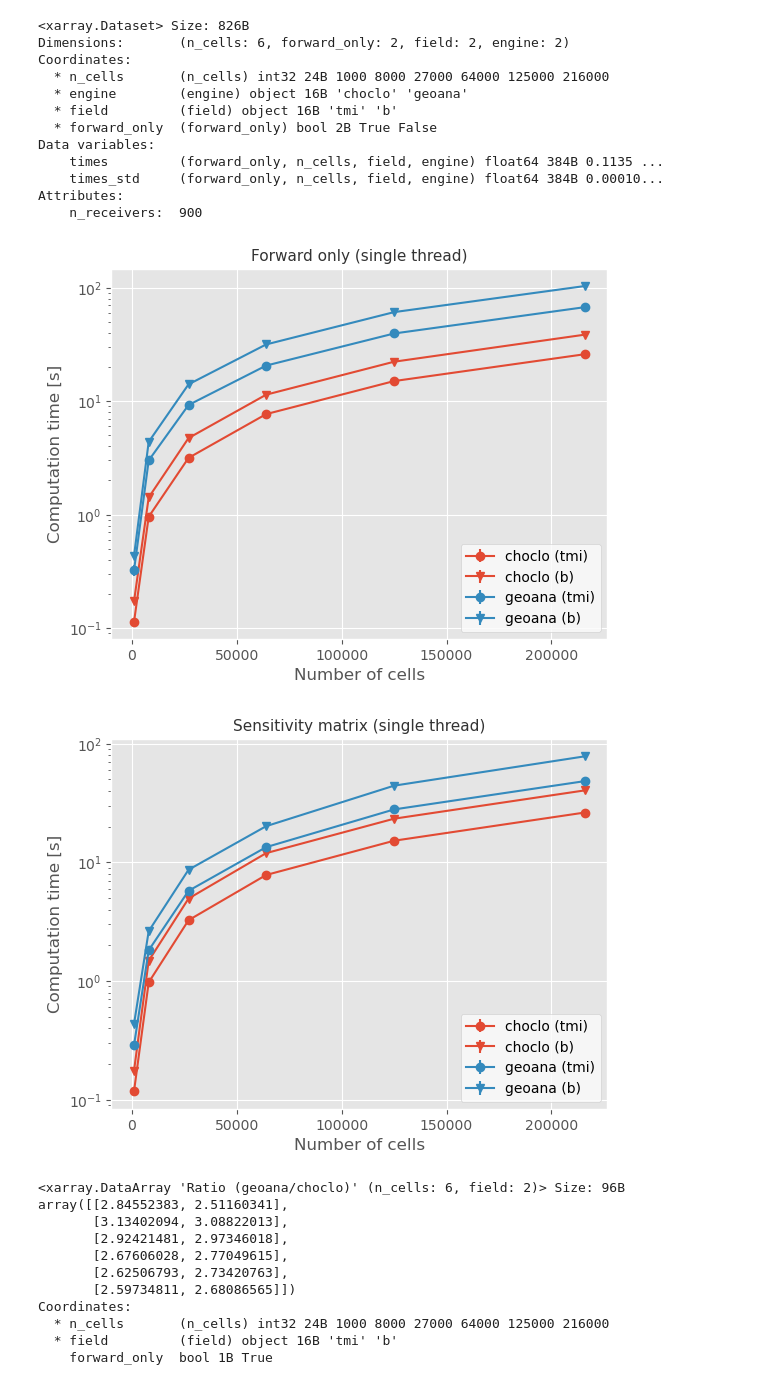
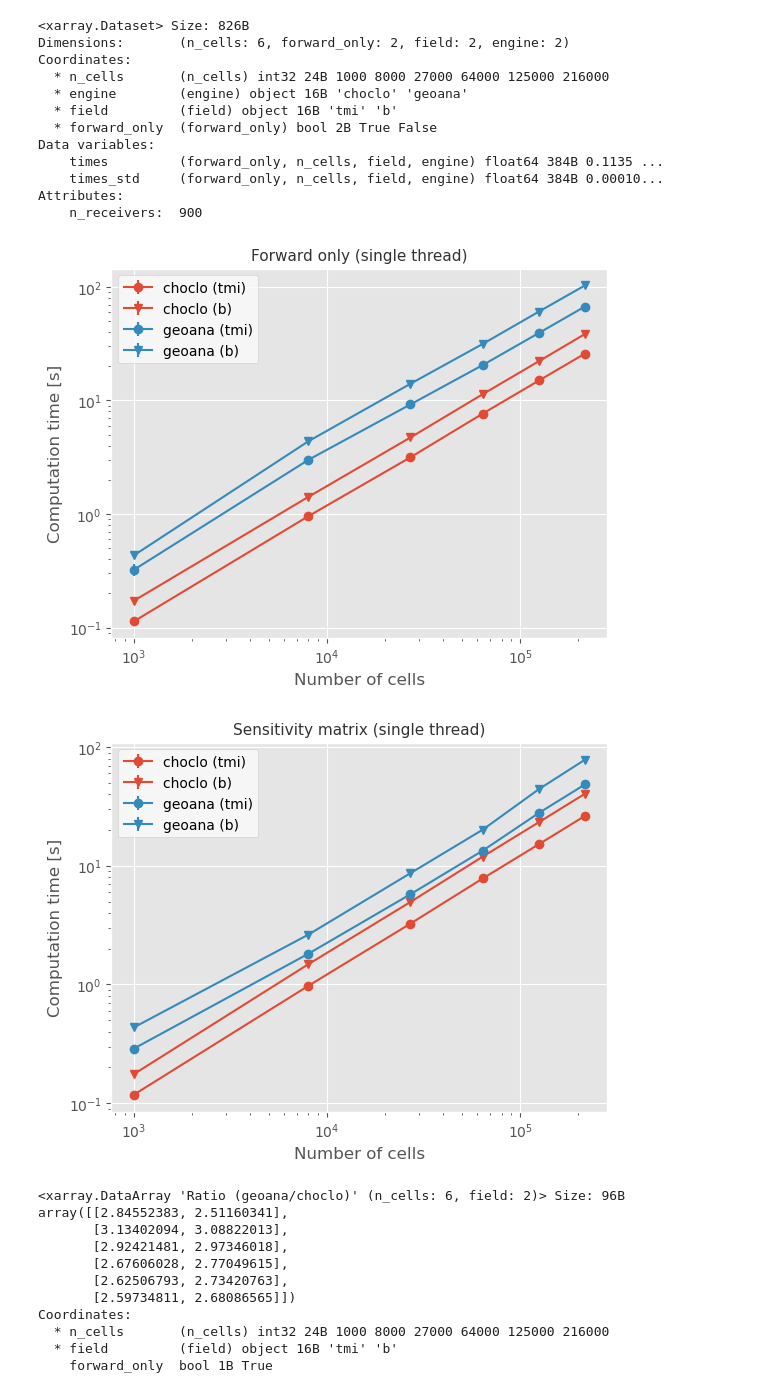
Before and after one commit to santisoler/simpeg-benchmarks-magnetic, a Jupyter notebook: code/figures.ipynb, the cells around one changed output. Cells and saved outputs as stored; diff of their text form; code cells hidden in the pictures.

```diff
--- a/code/figures.ipynb
+++ b/code/figures.ipynb
@@ -350,23 +354,24 @@ Attributes:
 # %%
 forward_only = True
 title = get_title(forward_only, parallel=False)
 
 colors = ["C0", "C1", "C2", "C3"]
 markers = ["o", "v"]
 
 for color, engine in zip(colors, vector_serial.engine.values):
     for marker, field in zip(markers, vector_serial.field.values):
         tmp = vector_serial.sel(engine=engine, field=field, forward_only=forward_only)
         plt.errorbar(tmp.n_cells, tmp.times, yerr=tmp.times_std, label=f"{engine} ({field})", marker=marker, color=color)
 
+plt.xscale("log")
 plt.yscale("log")
 plt.xlabel("Number of cells")
 plt.ylabel("Computation time [s]")
 plt.title(title)
 plt.legend()
 plt.show()
 # %% [output]
-[figure, old version]
+[figure, new version]
 # %%
 forward_only = False
 title = get_title(forward_only, parallel=False)
@@ -379,6 +384,7 @@ for color, engine in zip(colors, vector_serial.engine.values):
         tmp = vector_serial.sel(engine=engine, field=field, forward_only=forward_only)
         plt.errorbar(tmp.n_cells, tmp.times, yerr=tmp.times_std, label=f"{engine} ({field})", marker=marker, color=color)
 
+plt.xscale("log")
 plt.yscale("log")
 plt.xlabel("Number of cells")
 plt.ylabel("Computation time [s]")
@@ -386,7 +392,7 @@ plt.title(title)
 plt.legend()
 plt.show()
 # %% [output]
-[figure, old version]
+[figure, new version]
 # %%
 ratii = (
     vector_serial.times.sel(forward_only=True, engine="geoana")
```
Also changed, not shown: parts of 11 cells of this notebook.
